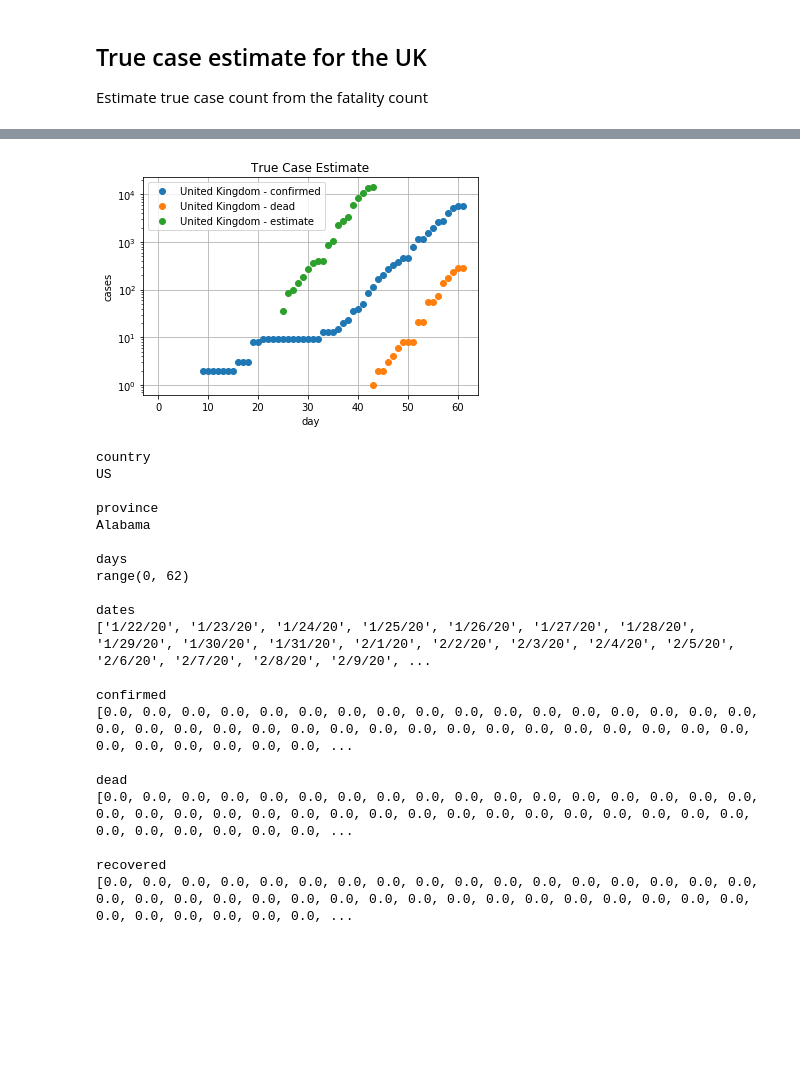
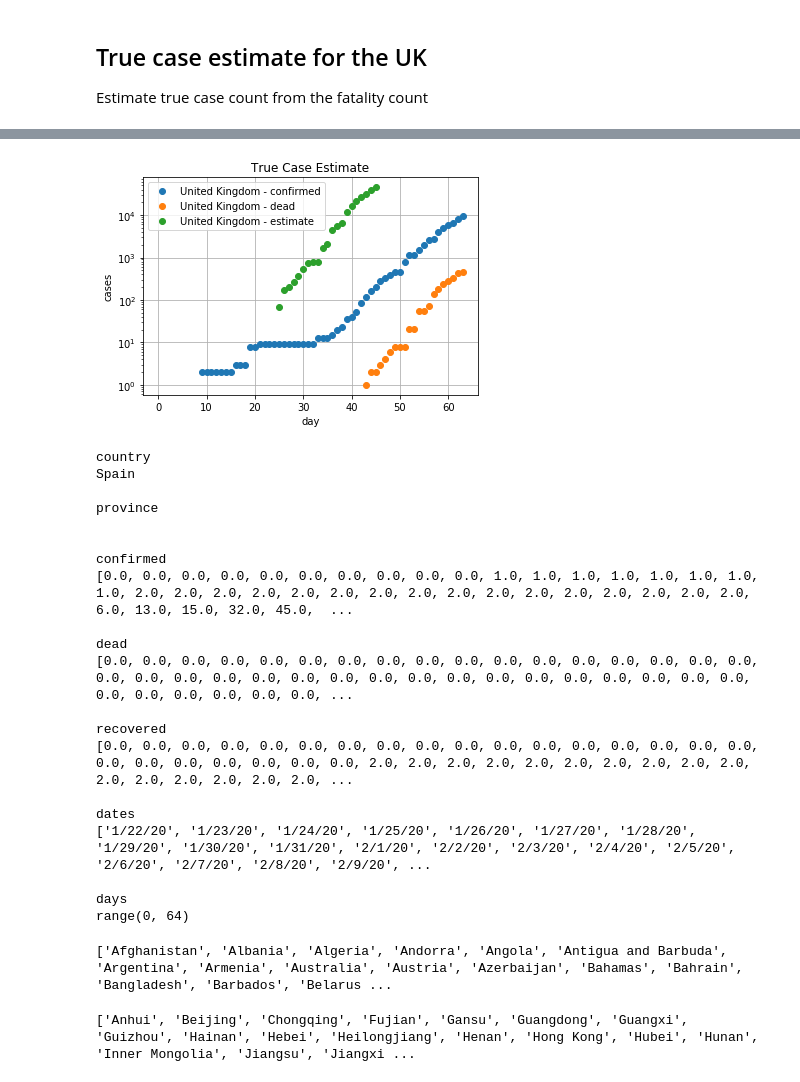
Before and after one commit to kourk0am/JHUreader, a Jupyter notebook: example.ipynb, the cells around one changed output, grey strips where cells are left out. Saved outputs shown, nothing was run; the diff lists cells and outputs as text; code cells hidden in the pictures; blank space fills up the shorter version.

```diff
--- a/example.ipynb
+++ b/example.ipynb
@@ -71,8 +70,9 @@ Warning: US has multiple provinces, using "total" may lead to double-counting
 
 Estimate true case count from the fatality count
 # %%
-data = jhu.getData('United Kingdom')
-estimate = jhu.estimateTrueCases('United Kingdom')
+country = 'United Kingdom'
+data = jhu.getData(country)
+estimate = jhu.estimateTrueCases(country)
 
 plt.semilogy(data['confirmed'],"o", label = data['country'] + ' - confirmed')
 plt.semilogy(data['dead'],"o", label = data['country'] + ' - dead')
@@ -90,29 +88,39 @@ Warning: United Kingdom has multiple provinces, using "total" may lead to double
-[figure, old version]
+[figure, new version]
 # %%
-# have a look at data for one country and province
-data = jhu.getData('US', 'Alabama')
+# have a look at data for one country
+data = jhu.getData('Spain')
 for key in data.keys():
     print(key)
     print(data[key])
     print()
 # %% [output]
 country
-US
+Spain
 
 province
-Alabama
 
-days
-range(0, 62)
-
-dates
-['1/22/20', '1/23/20', '1/24/20', '1/25/20', '1/26/20', '1/27/20', '1/28/20', '1/29/20', '1/30/20', '1/31/20', '2/1/20', '2/2/20', '2/3/20', '2/4/20', '2/5/20', '2/6/20', '2/7/20', '2/8/20', '2/9/20', ...
 
 confirmed
-[0.0, 0.0, 0.0, 0.0, 0.0, 0.0, 0.0, 0.0, 0.0, 0.0, 0.0, 0.0, 0.0, 0.0, 0.0, 0.0, 0.0, 0.0, 0.0, 0.0, 0.0, 0.0, 0.0, 0.0, 0.0, 0.0, 0.0, 0.0, 0.0, 0.0, 0.0, 0.0, 0.0, 0.0, 0.0, 0.0, 0.0, 0.0, 0.0, 0.0, ...
+[0.0, 0.0, 0.0, 0.0, 0.0, 0.0, 0.0, 0.0, 0.0, 0.0, 1.0, 1.0, 1.0, 1.0, 1.0, 1.0, 1.0, 1.0, 2.0, 2.0, 2.0, 2.0, 2.0, 2.0, 2.0, 2.0, 2.0, 2.0, 2.0, 2.0, 2.0, 2.0, 2.0, 2.0, 6.0, 13.0, 15.0, 32.0, 45.0,  ...
 
 dead
 [0.0, 0.0, 0.0, 0.0, 0.0, 0.0, 0.0, 0.0, 0.0, 0.0, 0.0, 0.0, 0.0, 0.0, 0.0, 0.0, 0.0, 0.0, 0.0, 0.0, 0.0, 0.0, 0.0, 0.0, 0.0, 0.0, 0.0, 0.0, 0.0, 0.0, 0.0, 0.0, 0.0, 0.0, 0.0, 0.0, 0.0, 0.0, 0.0, 0.0, ...
 
 recovered
-[0.0, 0.0, 0.0, 0.0, 0.0, 0.0, 0.0, 0.0, 0.0, 0.0, 0.0, 0.0, 0.0, 0.0, 0.0, 0.0, 0.0, 0.0, 0.0, 0.0, 0.0, 0.0, 0.0, 0.0, 0.0, 0.0, 0.0, 0.0, 0.0, 0.0, 0.0, 0.0, 0.0, 0.0, 0.0, 0.0, 0.0, 0.0, 0.0, 0.0, ...
+[0.0, 0.0, 0.0, 0.0, 0.0, 0.0, 0.0, 0.0, 0.0, 0.0, 0.0, 0.0, 0.0, 0.0, 0.0, 0.0, 0.0, 0.0, 0.0, 0.0, 0.0, 0.0, 0.0, 0.0, 2.0, 2.0, 2.0, 2.0, 2.0, 2.0, 2.0, 2.0, 2.0, 2.0, 2.0, 2.0, 2.0, 2.0, 2.0, 2.0, ...
+
+dates
+['1/22/20', '1/23/20', '1/24/20', '1/25/20', '1/26/20', '1/27/20', '1/28/20', '1/29/20', '1/30/20', '1/31/20', '2/1/20', '2/2/20', '2/3/20', '2/4/20', '2/5/20', '2/6/20', '2/7/20', '2/8/20', '2/9/20', ...
+
+days
+range(0, 64)
+# %%
+# available countries
+print(jhu.getCountries())
+# %% [output]
+['Afghanistan', 'Albania', 'Algeria', 'Andorra', 'Angola', 'Antigua and Barbuda', 'Argentina', 'Armenia', 'Australia', 'Austria', 'Azerbaijan', 'Bahamas', 'Bahrain', 'Bangladesh', 'Barbados', 'Belarus ...
+# %%
+# provinces in China
+print(jhu.getProvinces('China'))
+# %% [output]
+['Anhui', 'Beijing', 'Chongqing', 'Fujian', 'Gansu', 'Guangdong', 'Guangxi', 'Guizhou', 'Hainan', 'Hebei', 'Heilongjiang', 'Henan', 'Hong Kong', 'Hubei', 'Hunan', 'Inner Mongolia', 'Jiangsu', 'Jiangxi ...
```
Also changed, not shown: parts of 5 cells of this notebook, 2 other files.
